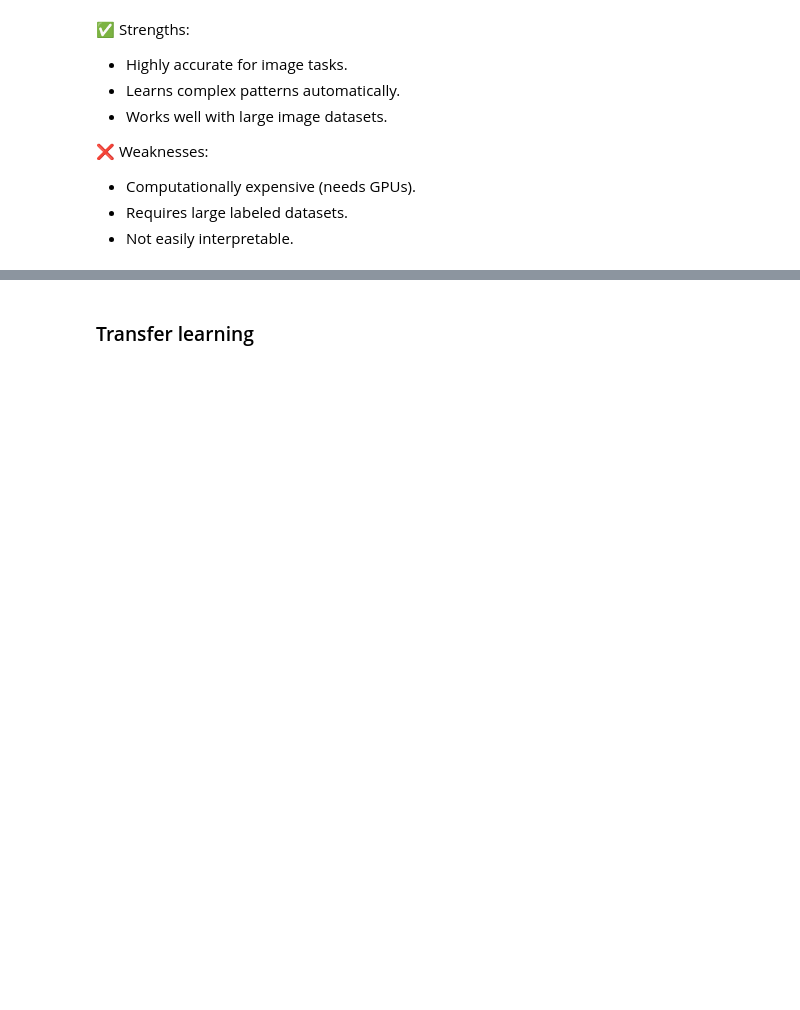
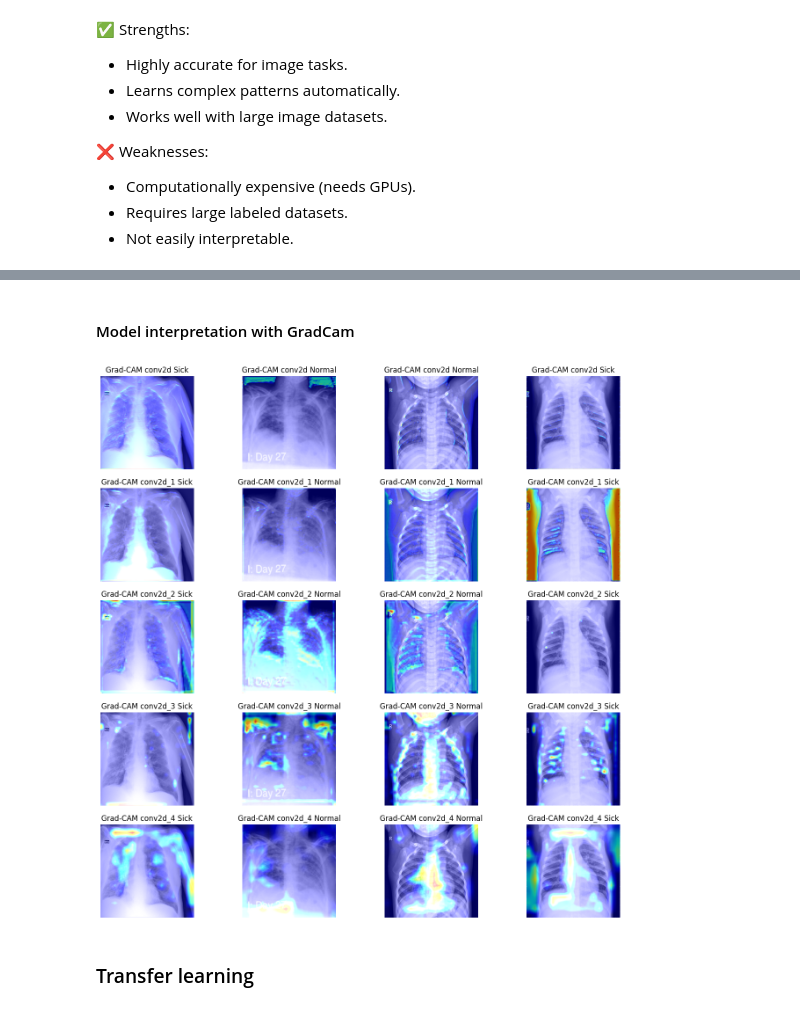
Before and after one commit to rehabaam/ds_covid19_project, a Jupyter notebook: notebooks/3.1_Supervised_Advanced_Models_full_image.ipynb, the cells around one changed output, grey strips where cells are left out. Saved outputs shown, nothing was run; the diff lists cells and outputs as text; code cells hidden in the pictures; blank space fills up the shorter version.

Commit message:
chore(models): adding 5th layer to cnn and gradcam function

```diff
--- a/notebooks/3.1_Supervised_Advanced_Models_full_image.ipynb
+++ b/notebooks/3.1_Supervised_Advanced_Models_full_image.ipynb
@@ -15,15 +15,13 @@ sys.path.append("../")
 # %% [markdown]
 ## Loading packages and dependencies
 # %%
-import numpy as np
-
-from src.features.extract_features import load_extracted_features
-from sklearn.model_selection import train_test_split
+from src.preprocessing.image_augmentor import generate_augmented_images_multiclass
 from src.models.build_model import train_advanced_supervised_model, evaluate_model
-
+from src.visualization.visualizer import show_grad_cam_cnn
 
 # Path to the raw data and preprocessed data
-raw_data_dir = '../data/raw/dataset/images'
+raw_data_dir = '../data/raw/binary/images'
 IMG_SIZE = 299  # Resize images to IMG_SIZExIMG_SIZE pixels
+batch_size = 32
 # %% [markdown]
 ## Extracting features from images
@@ -63,0 +28,2 @@ X_test shape: (4390, 299, 299, 1)
+# %%
+train_data, val_data, class_weight_dict = generate_augmented_images_multiclass(raw_data_dir, (IMG_SIZE, IMG_SIZE), batch_size)
@@ -125,0 +48,2 @@ Restoring model weights from the end of the best epoch: 4.
+# %%
+cnn_model, cnn_history = train_advanced_supervised_model(train_data, val_data, IMG_SIZE, 50, 2, class_weight_dict, model_type='CNN', classification_type='binary')
@@ -143,3 +110,12 @@ Created version '1' of model 'tensorflow-CNN-2025-03-02'.
+# %% [markdown]
+#### Model interpretation with GradCam
+# %%
+class_names = list(val_data.class_indices.keys())
+
+images, labels = next(val_data)
+show_grad_cam_cnn(images[:4], cnn_model, class_names)
+# %% [output]
+[figure, added]
 # %% [markdown]
 ### Transfer learning
 # %% [markdown]
```
Also changed, not shown: parts of 10 cells of this notebook, 3 other files.
